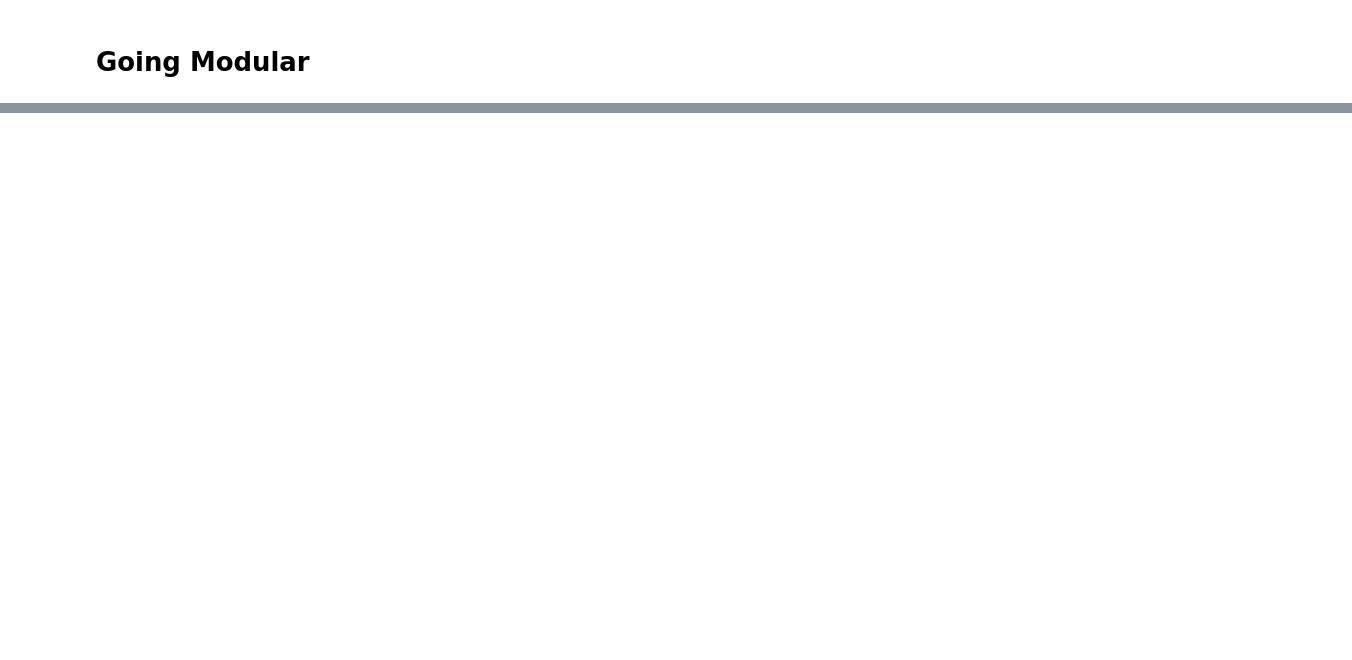
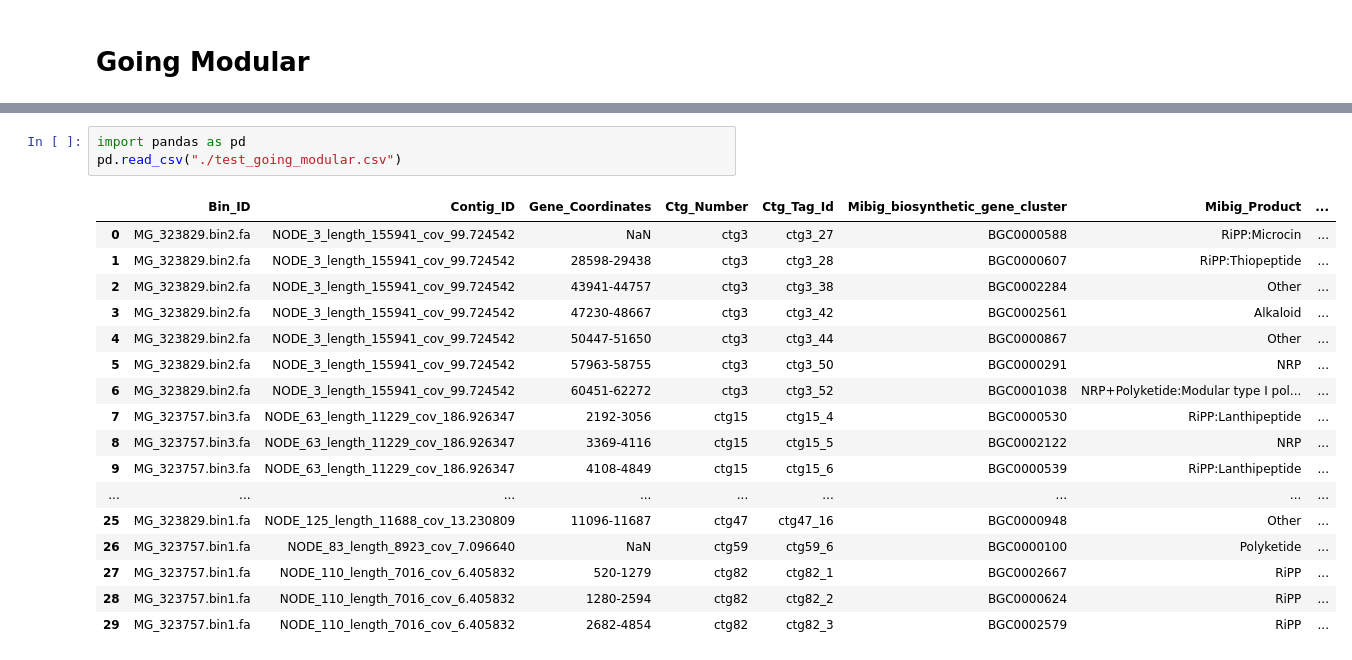
Before and after one commit to b-temu/extract, a Jupyter notebook: multi-extract.ipynb, the cells around one changed output, grey strips where cells are left out. Saved outputs shown, nothing was run; the diff lists cells and outputs as text; blank space fills up the shorter version.

Commit message:
going_modular

```diff
--- a/multi-extract.ipynb
+++ b/multi-extract.ipynb
@@ -286,0 +289,21 @@ if __name__ == "__main__":
+# %%
+import pandas as pd
+pd.read_csv("./test_going_modular.csv")
+# %% [output]
+|  | Bin_ID | Contig_ID | Gene_Coordinates | Ctg_Number | Ctg_Tag_Id | Mibig_biosynthetic_gene_cluster | Mibig_Product | ... |
+| 0 | MG_323829.bin2.fa | NODE_3_length_155941_cov_99.724542 | NaN | ctg3 | ctg3_27 | BGC0000588 | RiPP:Microcin | ... |
+| 1 | MG_323829.bin2.fa | NODE_3_length_155941_cov_99.724542 | 28598-29438 | ctg3 | ctg3_28 | BGC0000607 | RiPP:Thiopeptide | ... |
+| 2 | MG_323829.bin2.fa | NODE_3_length_155941_cov_99.724542 | 43941-44757 | ctg3 | ctg3_38 | BGC0002284 | Other | ... |
+| 3 | MG_323829.bin2.fa | NODE_3_length_155941_cov_99.724542 | 47230-48667 | ctg3 | ctg3_42 | BGC0002561 | Alkaloid | ... |
+| 4 | MG_323829.bin2.fa | NODE_3_length_155941_cov_99.724542 | 50447-51650 | ctg3 | ctg3_44 | BGC0000867 | Other | ... |
+| 5 | MG_323829.bin2.fa | NODE_3_length_155941_cov_99.724542 | 57963-58755 | ctg3 | ctg3_50 | BGC0000291 | NRP | ... |
+| 6 | MG_323829.bin2.fa | NODE_3_length_155941_cov_99.724542 | 60451-62272 | ctg3 | ctg3_52 | BGC0001038 | NRP+Polyketide:Modular type I pol... | ... |
+| 7 | MG_323757.bin3.fa | NODE_63_length_11229_cov_186.926347 | 2192-3056 | ctg15 | ctg15_4 | BGC0000530 | RiPP:Lanthipeptide | ... |
+| 8 | MG_323757.bin3.fa | NODE_63_length_11229_cov_186.926347 | 3369-4116 | ctg15 | ctg15_5 | BGC0002122 | NRP | ... |
+| 9 | MG_323757.bin3.fa | NODE_63_length_11229_cov_186.926347 | 4108-4849 | ctg15 | ctg15_6 | BGC0000539 | RiPP:Lanthipeptide | ... |
+| ... | ... | ... | ... | ... | ... | ... | ... | ... |
+| 25 | MG_323829.bin1.fa | NODE_125_length_11688_cov_13.230809 | 11096-11687 | ctg47 | ctg47_16 | BGC0000948 | Other | ... |
+| 26 | MG_323757.bin1.fa | NODE_83_length_8923_cov_7.096640 | NaN | ctg59 | ctg59_6 | BGC0000100 | Polyketide | ... |
+| 27 | MG_323757.bin1.fa | NODE_110_length_7016_cov_6.405832 | 520-1279 | ctg82 | ctg82_1 | BGC0002667 | RiPP | ... |
+| 28 | MG_323757.bin1.fa | NODE_110_length_7016_cov_6.405832 | 1280-2594 | ctg82 | ctg82_2 | BGC0000624 | RiPP | ... |
+| 29 | MG_323757.bin1.fa | NODE_110_length_7016_cov_6.405832 | 2682-4854 | ctg82 | ctg82_3 | BGC0002579 | RiPP | ... |
```
Also changed, not shown: parts of 5 cells of this notebook, 4 other files.
